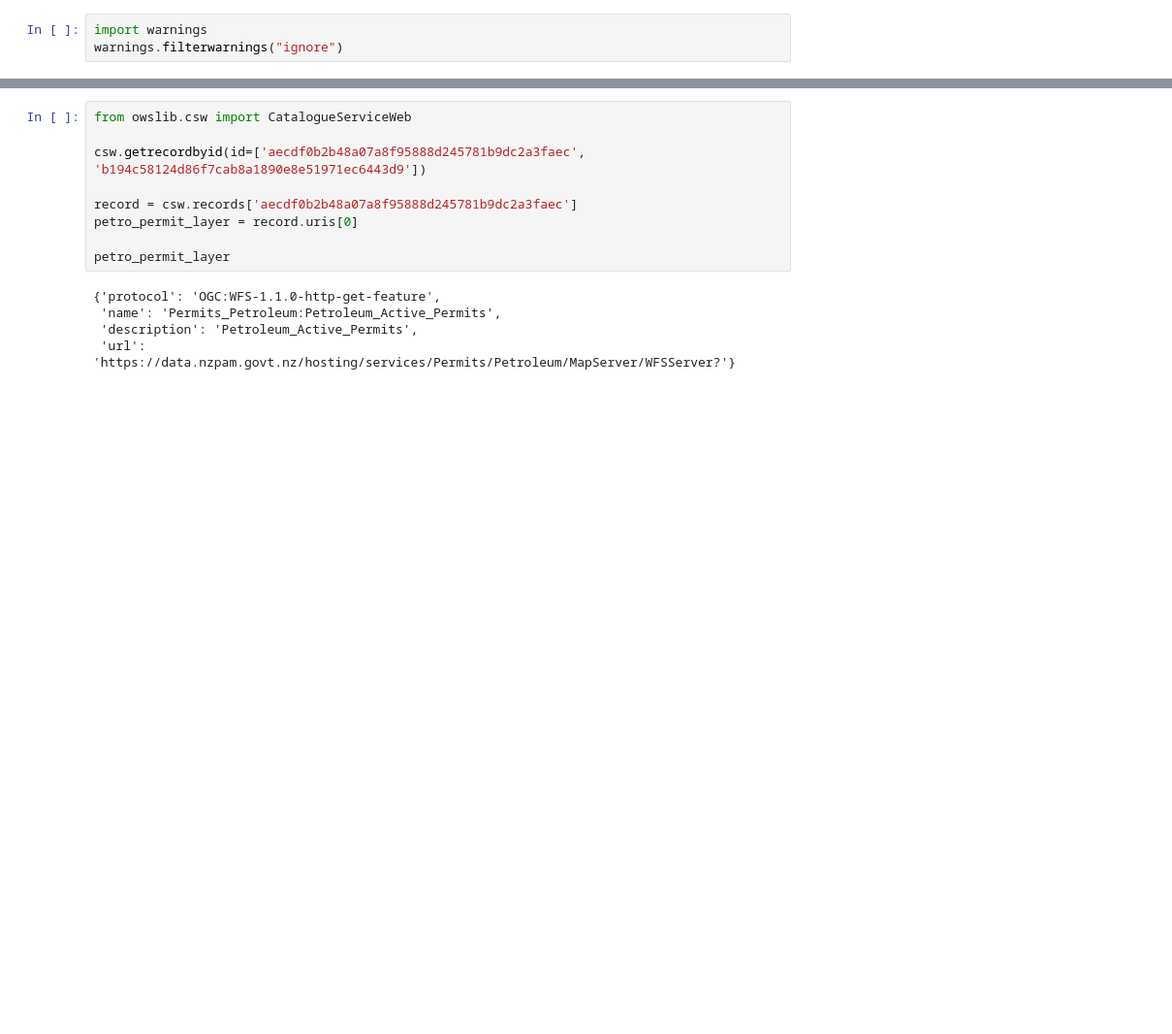
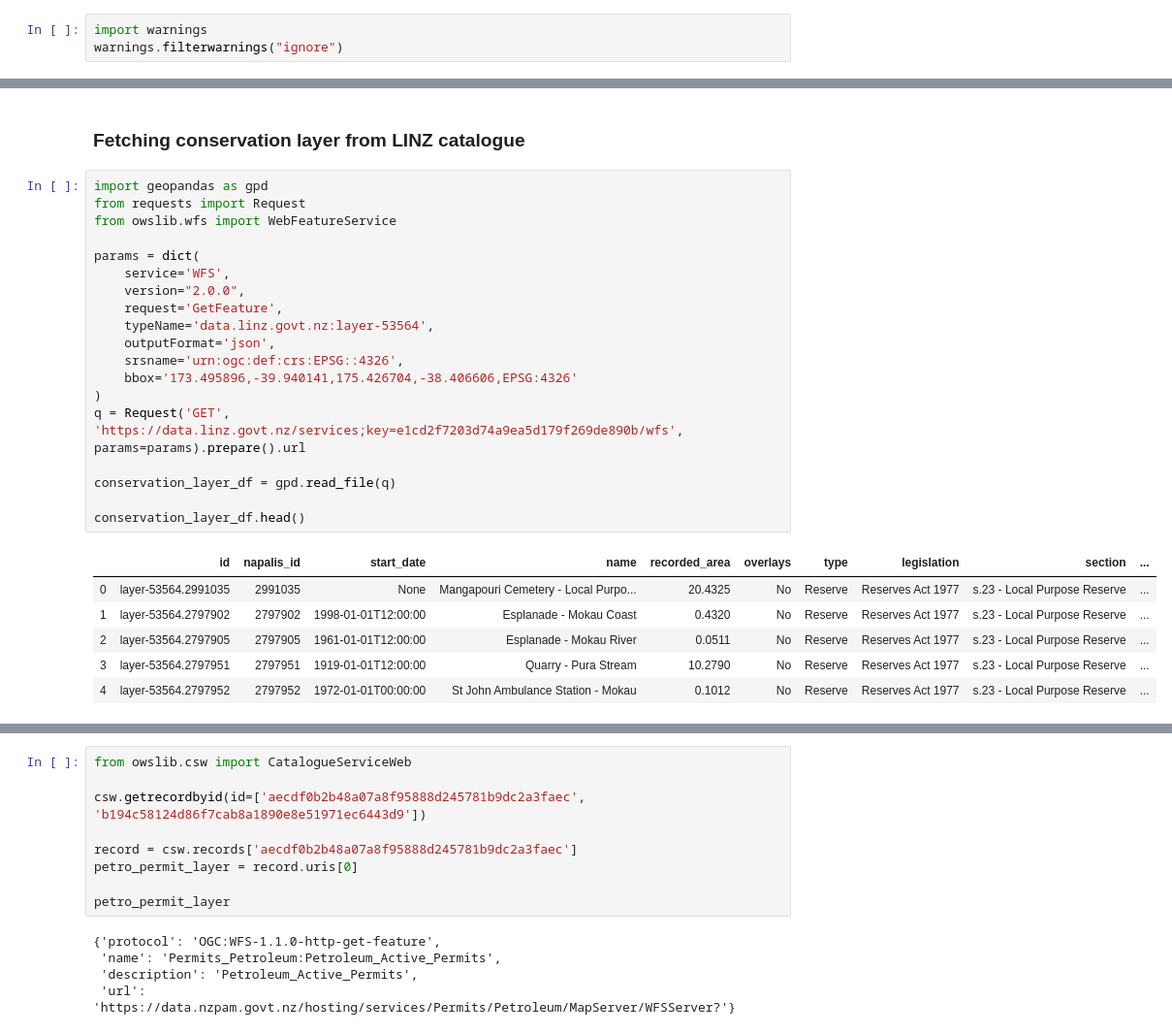
Before and after one commit to VenkataramananSelvaraju/Jupyter-Notebooks, a Jupyter notebook: Use Case/Use Case 3.ipynb, the cells around one changed output, grey strips where cells are left out. Shown at 97% size. Drawn from its saved outputs; the diff is of its cells as text; blank space fills up the shorter version.

```diff
--- a/Use Case/Use Case 3.ipynb
+++ b/Use Case/Use Case 3.ipynb
@@ -3,0 +53,28 @@ warnings.filterwarnings("ignore")
+# %% [markdown]
+### Fetching conservation layer from LINZ catalogue
+# %%
+import geopandas as gpd
+from requests import Request
+from owslib.wfs import WebFeatureService
+
+params = dict(
+    service='WFS',
+    version="2.0.0",
+    request='GetFeature',
+    typeName='data.linz.govt.nz:layer-53564',
+    outputFormat='json',
+    srsname='urn:ogc:def:crs:EPSG::4326',
+    bbox='173.495896,-39.940141,175.426704,-38.406606,EPSG:4326'
+)
+q = Request('GET', 'https://data.linz.govt.nz/services;key=e1cd2f7203d74a9ea5d179f269de890b/wfs', params=params).prepare().url
+
+conservation_layer_df = gpd.read_file(q)
+
+conservation_layer_df.head()
+# %% [output]
+|  | id | napalis_id | start_date | name | recorded_area | overlays | type | legislation | section | ... |
+| 0 | layer-53564.2991035 | 2991035 | None | Mangapouri Cemetery - Local Purpo... | 20.4325 | No | Reserve | Reserves Act 1977 | s.23 - Local Purpose Reserve | ... |
+| 1 | layer-53564.2797902 | 2797902 | 1998-01-01T12:00:00 | Esplanade - Mokau Coast | 0.4320 | No | Reserve | Reserves Act 1977 | s.23 - Local Purpose Reserve | ... |
+| 2 | layer-53564.2797905 | 2797905 | 1961-01-01T12:00:00 | Esplanade - Mokau River | 0.0511 | No | Reserve | Reserves Act 1977 | s.23 - Local Purpose Reserve | ... |
+| 3 | layer-53564.2797951 | 2797951 | 1919-01-01T12:00:00 | Quarry - Pura Stream | 10.2790 | No | Reserve | Reserves Act 1977 | s.23 - Local Purpose Reserve | ... |
+| 4 | layer-53564.2797952 | 2797952 | 1972-01-01T00:00:00 | St John Ambulance Station - Mokau | 0.1012 | No | Reserve | Reserves Act 1977 | s.23 - Local Purpose Reserve | ... |
```
Also changed, not shown: parts of 27 cells of this notebook.
